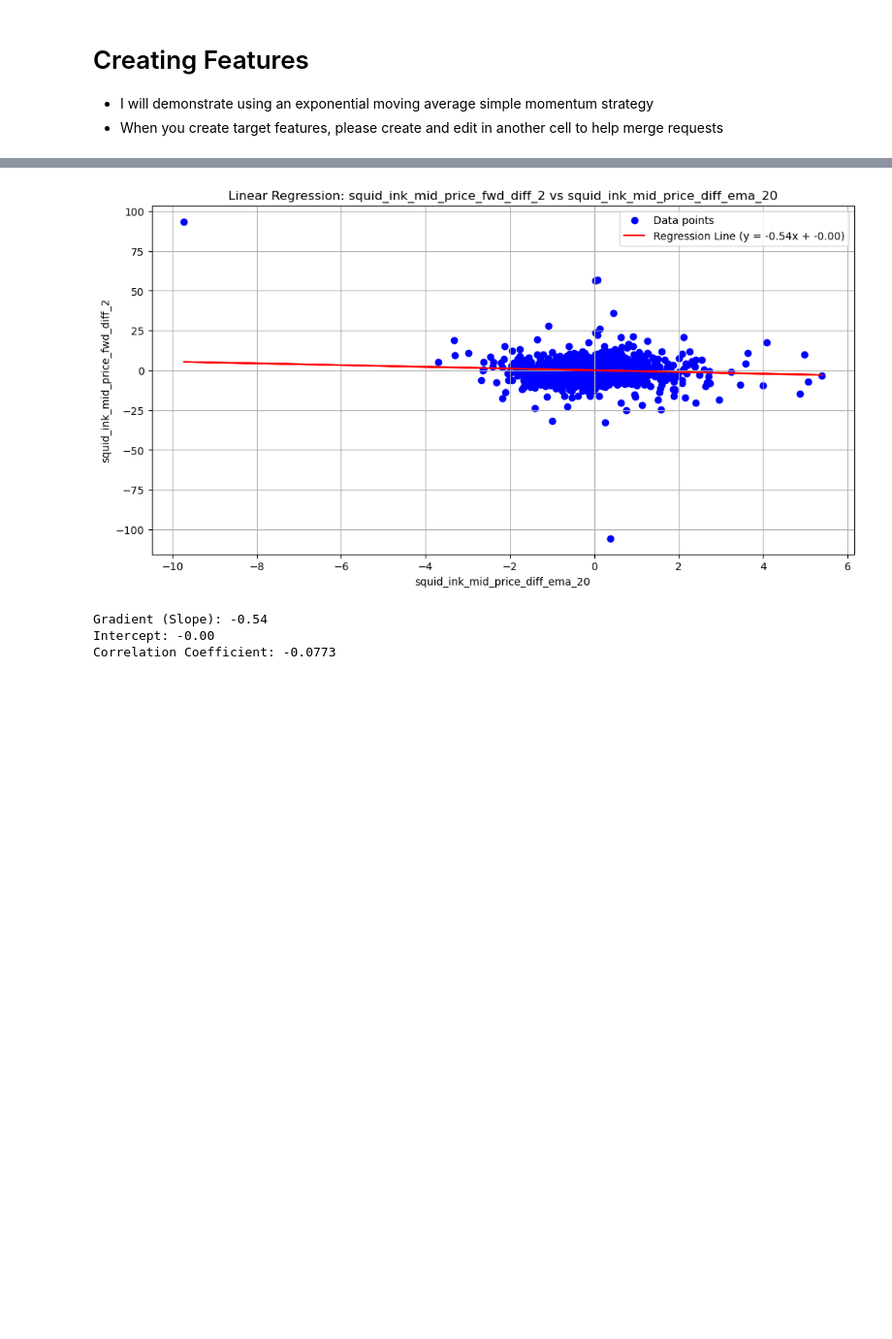
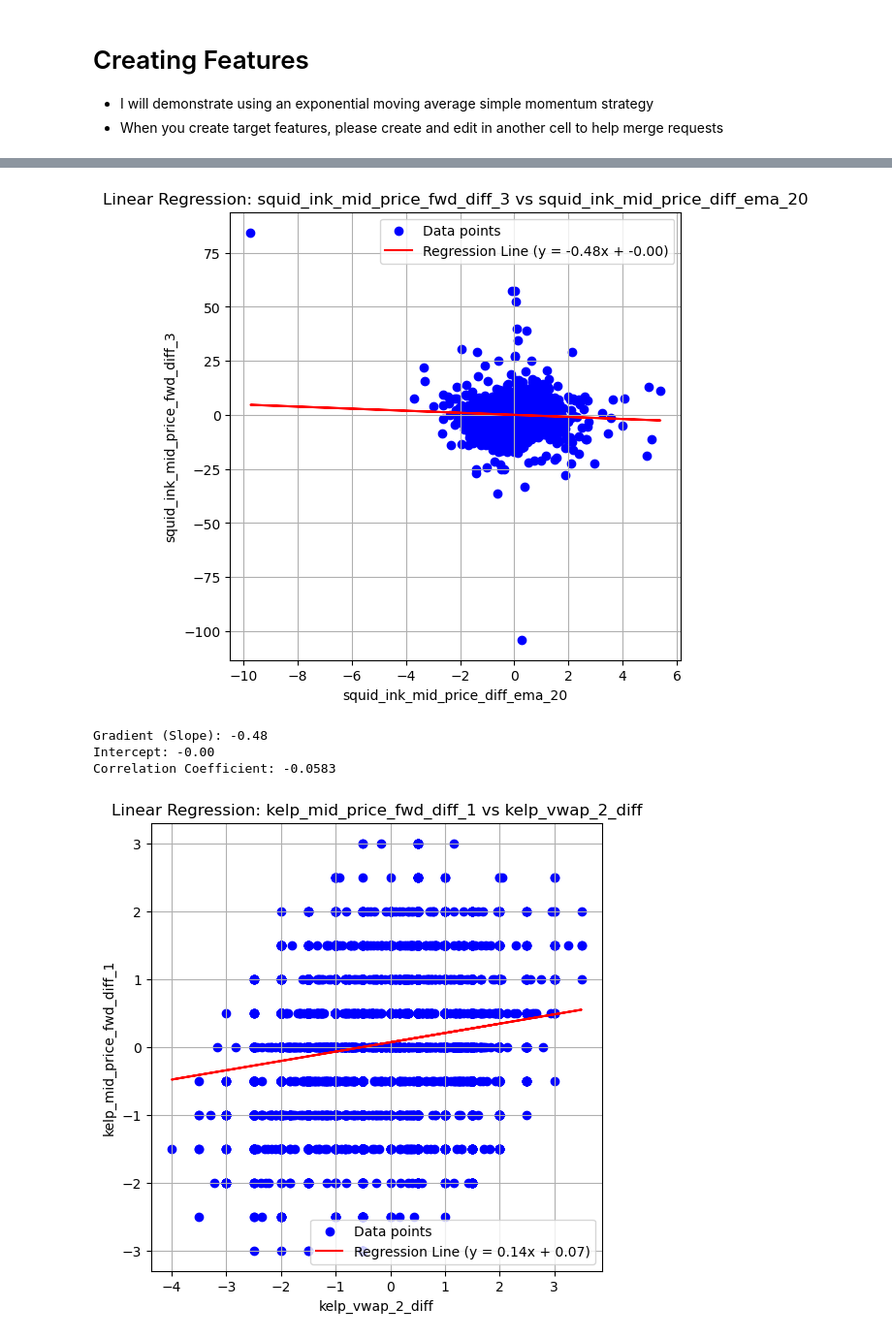
Before and after one commit to mariali383/prosperity, a Jupyter notebook: datatesting.ipynb, the cells around one changed output, grey strips where cells are left out. Shown: that part at 97% size. Drawn from its saved outputs; the diff is of its cells as text; code cells hidden in the pictures; blank space fills up the shorter version.

Commit message:
added squid ink stuff

```diff
--- a/datatesting.ipynb
+++ b/datatesting.ipynb
@@ -82,2 +217,8 @@ test_prices
+# %%
+vwap_cols = [col for col in test_prices.columns if 'vwap_rolling' in col]
+test_prices = test_prices.drop(columns=vwap_cols)
+
+# Now merge again
+test_prices = test_prices.merge(rolling_vwap_df, on='timestamp', how='left')
 # %% [markdown]
 To improve the readability of this, flatten the dataframe down so features can be made more easily
@@ -95,3 +245,16 @@ test_prices = flattened
+# %%
+# Make sure all the VWAP columns are already merged into test_prices
+# Now calculate the difference between VWAP and mid_price for each rolling window
+
+symbols = ['squid_ink', 'kelp', 'rainforest_resin']
+rolling_windows = [2, 3, 5, 7, 10, 20]
+
+for symbol in symbols:
+    mid_col = f"{symbol}_mid_price"
+    for window in rolling_windows:
+        vwap_col = f"{symbol}_vwap_rolling_{window}"
+        diff_col = f"{symbol}_vwap_{window}_diff"
+        test_prices[diff_col] = test_prices[vwap_col] - test_prices[mid_col]
 # %%
 test_prices.columns
 # %% [output]
@@ -229,36 +391,50 @@ def linear_regression_plot(df, feature_col, target_col):
 
     # Create and fit the linear regression model
     model = LinearRegression()
     model.fit(X, y)
 
     # Get slope and intercept
     gradient = model.coef_[0]
     intercept = model.intercept_
 
     # Predict values
     y_pred = model.predict(X)
 
     # Plotting
-    plt.figure(figsize=(12, 6))
+    plt.figure(figsize=(6, 6))
     plt.scatter(df_clean[feature_col], df_clean[target_col], color='blue', label='Data points')
     plt.plot(df_clean[feature_col], y_pred, color='red', label=f'Regression Line (y = {gradient:.2f}x + {intercept:.2f})')
 
     plt.title(f'Linear Regression: {target_col} vs {feature_col}')
     plt.xlabel(feature_col)
     plt.ylabel(target_col)
     plt.legend()
     plt.grid(True)
     plt.show()
 
     # Print results
     print(f"Gradient (Slope): {gradient:.2f}")
     print(f"Intercept: {intercept:.2f}")
     print(f"Correlation Coefficient: {corr:.4f}")
 
 # Example usage:
-linear_regression_plot(test_prices, 'squid_ink_mid_price_diff_ema_20', 'squid_ink_mid_price_fwd_diff_2')
+linear_regression_plot(test_prices, 'squid_ink_mid_price_diff_ema_20', 'squid_ink_mid_price_fwd_diff_3')
+
+linear_regression_plot(test_prices, 'kelp_vwap_2_diff', 'kelp_mid_price_fwd_diff_1')
+linear_regression_plot(test_prices, 'kelp_vwap_3_diff', 'kelp_mid_price_fwd_diff_1')
+linear_regression_plot(test_prices, 'kelp_vwap_5_diff', 'kelp_mid_price_fwd_diff_1')
+linear_regression_plot(test_prices, 'kelp_vwap_7_diff', 'kelp_mid_price_fwd_diff_1')
+linear_regression_plot(test_prices, 'kelp_vwap_10_diff', 'kelp_mid_price_fwd_diff_1')
+linear_regression_plot(test_prices, 'kelp_vwap_20_diff', 'kelp_mid_price_fwd_diff_1')
+linear_regression_plot(test_prices, 'squid_ink_vwap_2_diff', 'squid_ink_mid_price_fwd_diff_1')
+linear_regression_plot(test_prices, 'squid_ink_vwap_3_diff', 'squid_ink_mid_price_fwd_diff_1')
+linear_regression_plot(test_prices, 'squid_ink_vwap_5_diff', 'squid_ink_mid_price_fwd_diff_1')
+linear_regression_plot(test_prices, 'squid_ink_vwap_7_diff', 'squid_ink_mid_price_fwd_diff_1')
+linear_regression_plot(test_prices, 'squid_ink_vwap_10_diff', 'squid_ink_mid_price_fwd_diff_1')
+linear_regression_plot(test_prices, 'squid_ink_vwap_20_diff', 'squid_ink_mid_price_fwd_diff_1')
 # %% [output]
-[figure, old version]
+[figure, new version]
-Gradient (Slope): -0.54
+Gradient (Slope): -0.48
 Intercept: -0.00
-Correlation Coefficient: -0.0773
+Correlation Coefficient: -0.0583
+[figure, added]
```
Also changed, not shown: parts of 18 cells of this notebook.
